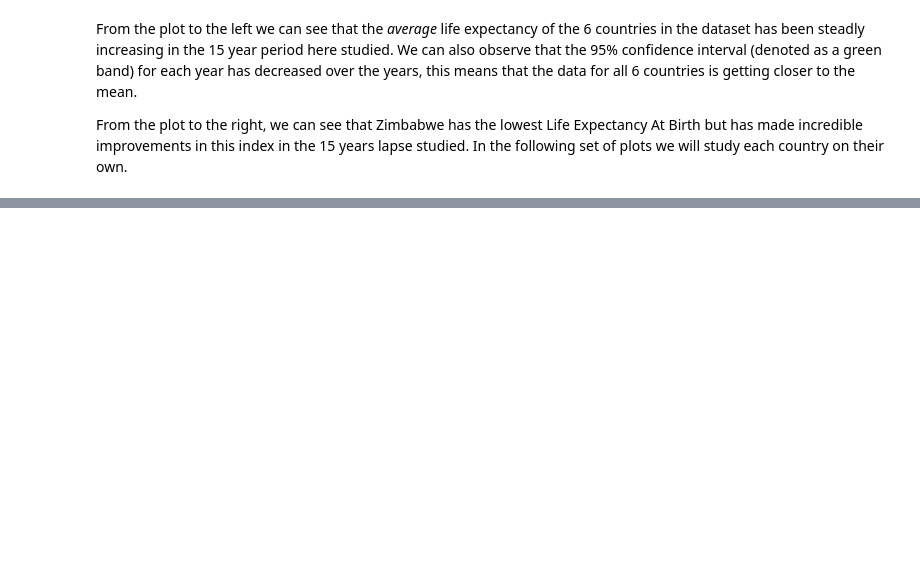
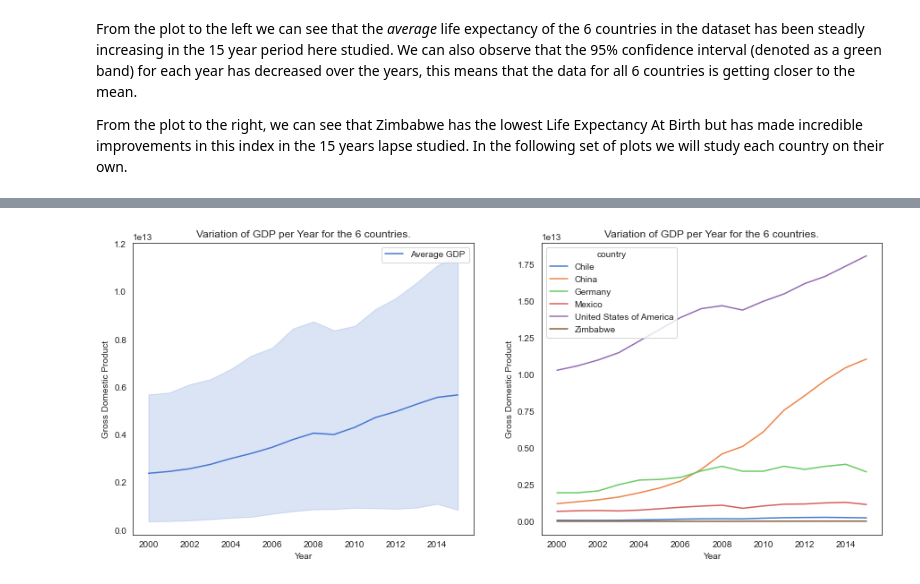
Before and after one commit to macebal/Life-Expectancy-and-GDP, a Jupyter notebook: life_expectancy_gdp.ipynb, the cells around one changed output, grey strips where cells are left out. Cells and saved outputs as stored; diff of their text form; code cells hidden in the pictures; blank space fills up the shorter version.

```diff
--- a/life_expectancy_gdp.ipynb
+++ b/life_expectancy_gdp.ipynb
@@ -78,0 +109,17 @@ From the plot to the right, we can see that Zimbabwe has the lowest Life Expecta
+# %%
+plt.figure(figsize=(15,6))
+ax = plt.subplot(1,2,1)
+sns.lineplot(data = data, x = 'year', y = 'gdp', label = 'Average GDP')
+ax.set_title('Variation of GDP per Year for the 6 countries.')
+ax.set_xlabel('Year')
+ax.set_ylabel('Gross Domestic Product')
+
+
+ax = plt.subplot(1,2,2)
+sns.lineplot(data = data, x = 'year', y = 'gdp', hue = 'country')
+ax.set_title('Variation of GDP per Year for the 6 countries.')
+ax.set_xlabel('Year')
+ax.set_ylabel('Gross Domestic Product')
+plt.show()
+# %% [output]
+[figure, added]
```
Also changed, not shown: parts of 8 cells of this notebook.
